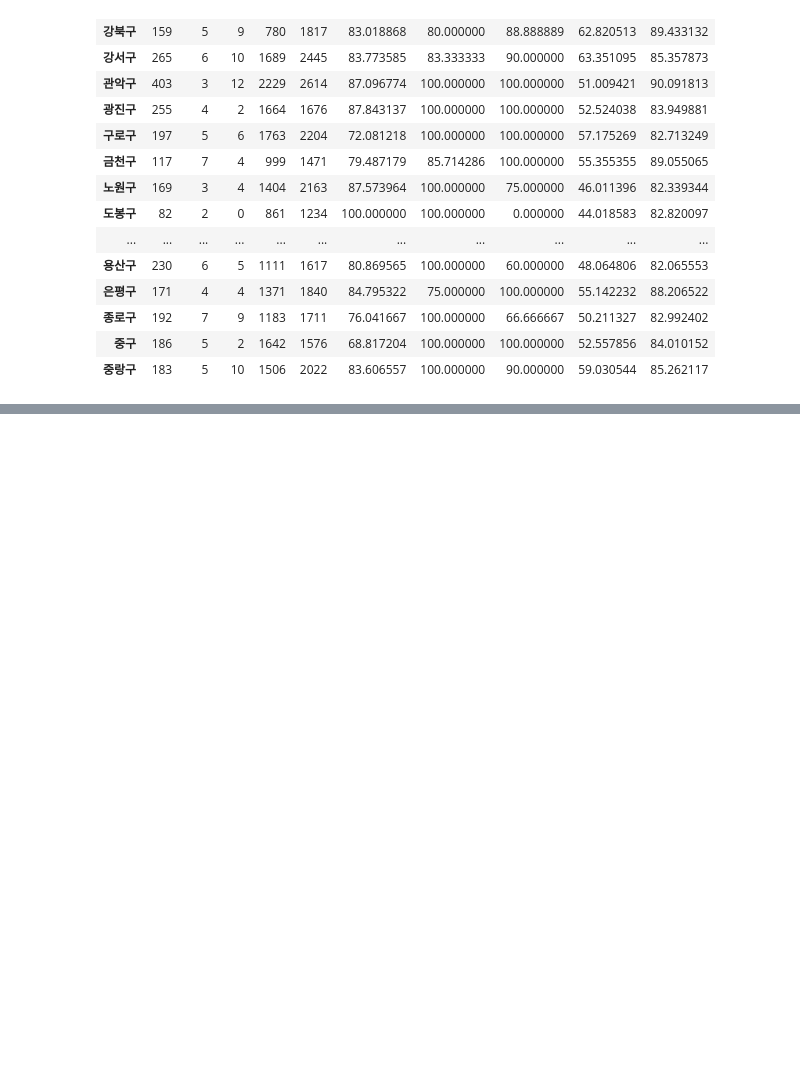
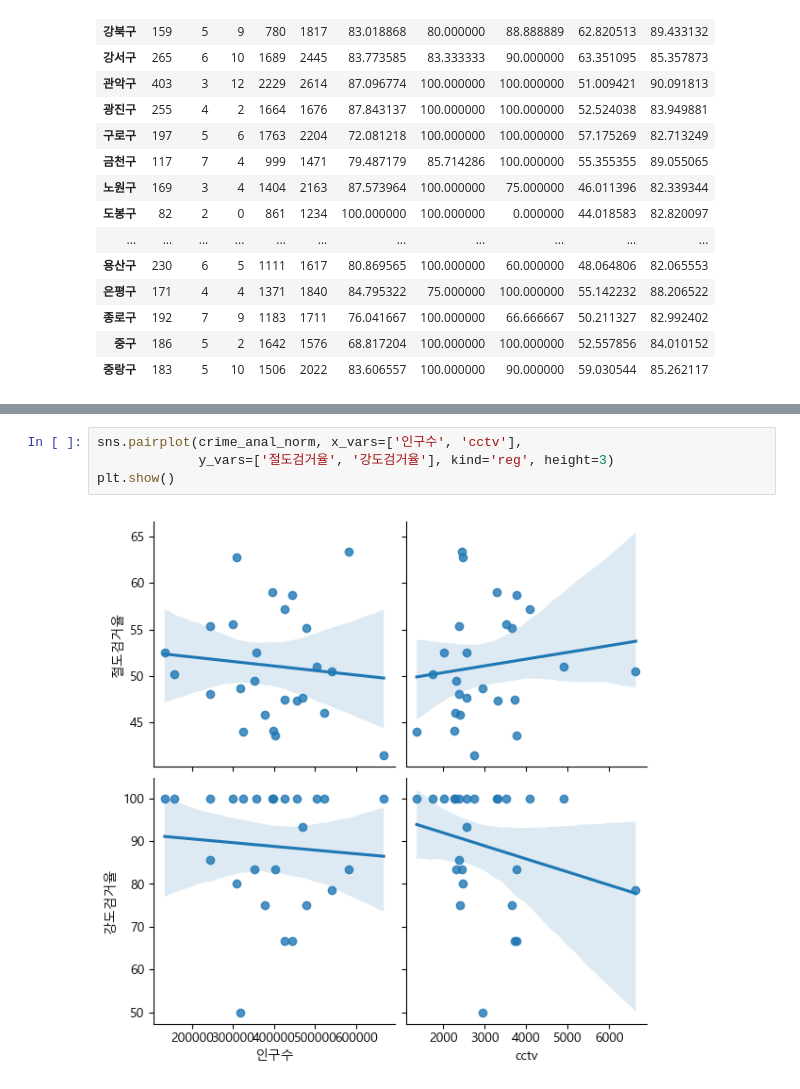
Before and after one commit to 2seb2/School-DataProcessing, a Jupyter notebook: crime_seoul.ipynb, the cells around one changed output, grey strips where cells are left out. Drawn from its saved outputs; the diff is of its cells as text; blank space fills up the shorter version.

```diff
--- a/crime_seoul.ipynb
+++ b/crime_seoul.ipynb
@@ -431,0 +652,6 @@ crime_anal
+# %%
+sns.pairplot(crime_anal_norm, x_vars=['인구수', 'cctv'],
+             y_vars=['절도검거율', '강도검거율'], kind='reg', height=3)
+plt.show()
+# %% [output]
+[figure, added]
```
Also changed, not shown: parts of 32 cells of this notebook.
